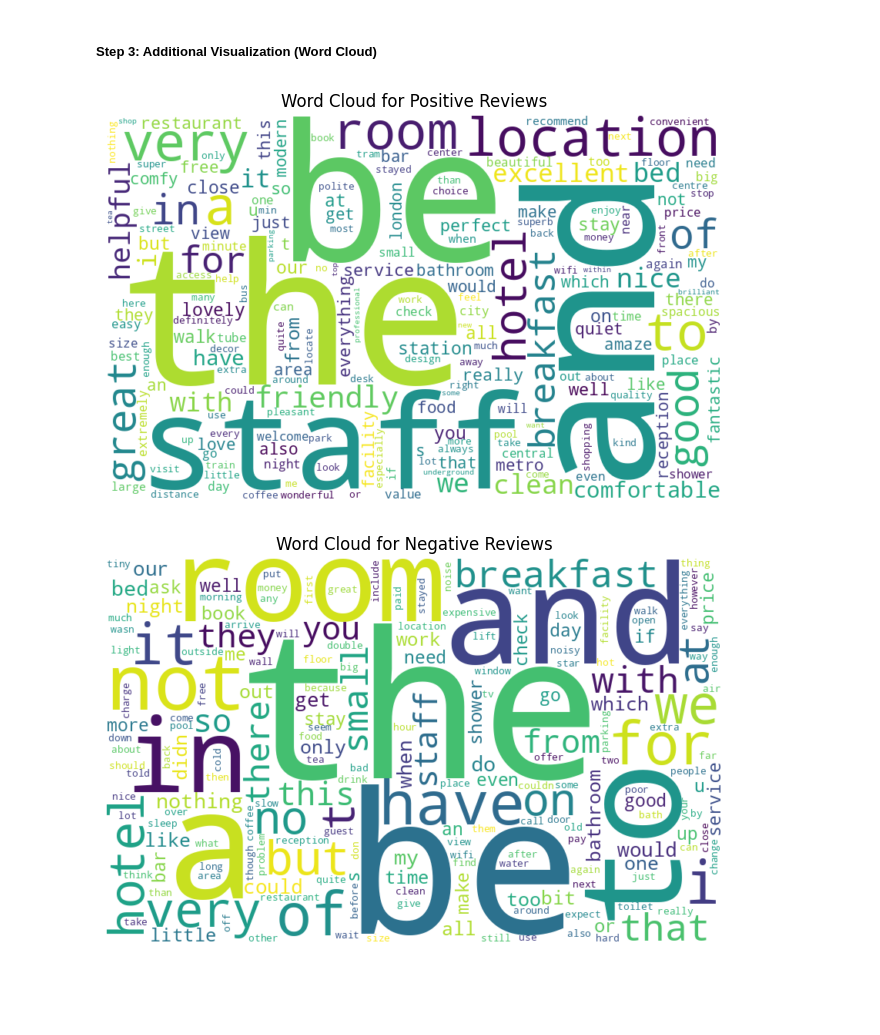
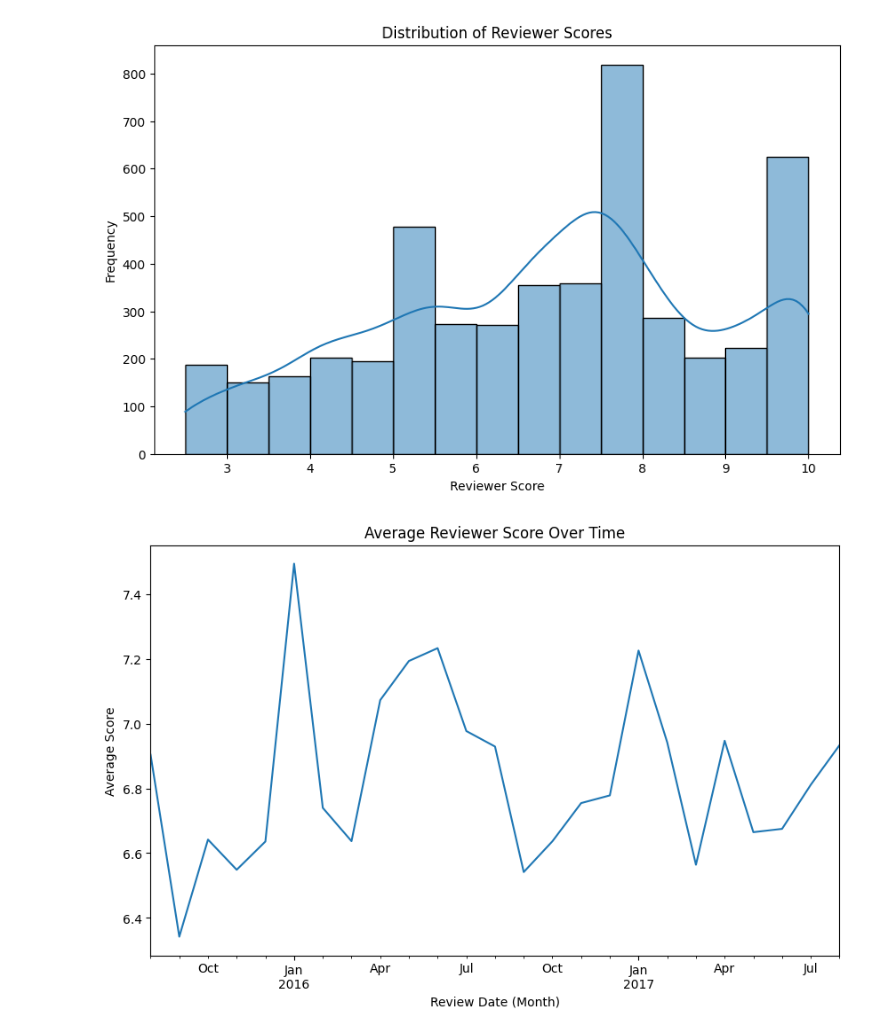
Before and after one commit to doanhieung/hotel-review-sentiment-analysis, a Jupyter notebook: notebook/eda.ipynb, the cells around one changed output. Cells and saved outputs as stored; diff of their text form; code cells hidden in the pictures; blank space fills up the shorter version.

```diff
--- a/notebook/eda.ipynb
+++ b/notebook/eda.ipynb
@@ -1,4 +1,13 @@
+# %%
+import ast
+import pandas as pd
+import seaborn as sns
+import matplotlib.pyplot as plt
+
+from wordcloud import WordCloud
+from collections import Counter
+
+# Set plot style
+plt.style.use("default")
 # %%
-import pandas as pd
-
-df = pd.read_csv("../data/processed_reviews.csv")
+data = pd.read_csv("../data/Britannia.csv")
@@ -70,22 +14,32 @@ plt.show()
-# %% [markdown]
-##### Step 3: Additional Visualization (Word Cloud)
-# %%
-from wordcloud import WordCloud
-
-
-def generate_wordcloud(words, title):
-    wordcloud = WordCloud(
-        width=800, height=500, background_color="white"
-    ).generate_from_frequencies(words)
-    plt.figure(figsize=(8, 5))
-    plt.imshow(wordcloud, interpolation="bilinear")
-    plt.title(title)
-    plt.axis("off")
-    plt.show()
-
-
-generate_wordcloud(positive_word_freq, "Word Cloud for Positive Reviews")
-generate_wordcloud(negative_word_freq, "Word Cloud for Negative Reviews")
-# %% [output]
-[figure, removed]
-[figure, removed]
+# %%
+# 1. Distribution of Reviewer Scores
+
+plt.figure(figsize=(10, 6))
+sns.histplot(data["Reviewer_Score"], bins=15, kde=True)
+plt.title("Distribution of Reviewer Scores")
+plt.xlabel("Reviewer Score")
+plt.ylabel("Frequency")
+
+# Set x-axis ticks to show all values within the score range
+# plt.xticks(
+#     range(int(data["Reviewer_Score"].min()), int(data["Reviewer_Score"].max()) + 1)
+# )
+
+plt.show()
+# %% [output]
+[figure, added]
+# %%
+# 2. Average Reviewer Score Over Time
+
+data["Review_Date"] = pd.to_datetime(data["Review_Date"], errors="coerce")
+data["Review_Month"] = data["Review_Date"].dt.to_period("M")
+monthly_avg_score = data.groupby("Review_Month")["Reviewer_Score"].mean()
+
+plt.figure(figsize=(10, 6))
+monthly_avg_score.plot(kind="line")
+plt.title("Average Reviewer Score Over Time")
+plt.xlabel("Review Date (Month)")
+plt.ylabel("Average Score")
+plt.show()
+# %% [output]
+[figure, added]
```
Also changed, not shown: parts of 13 cells of this notebook, 2 other files.
